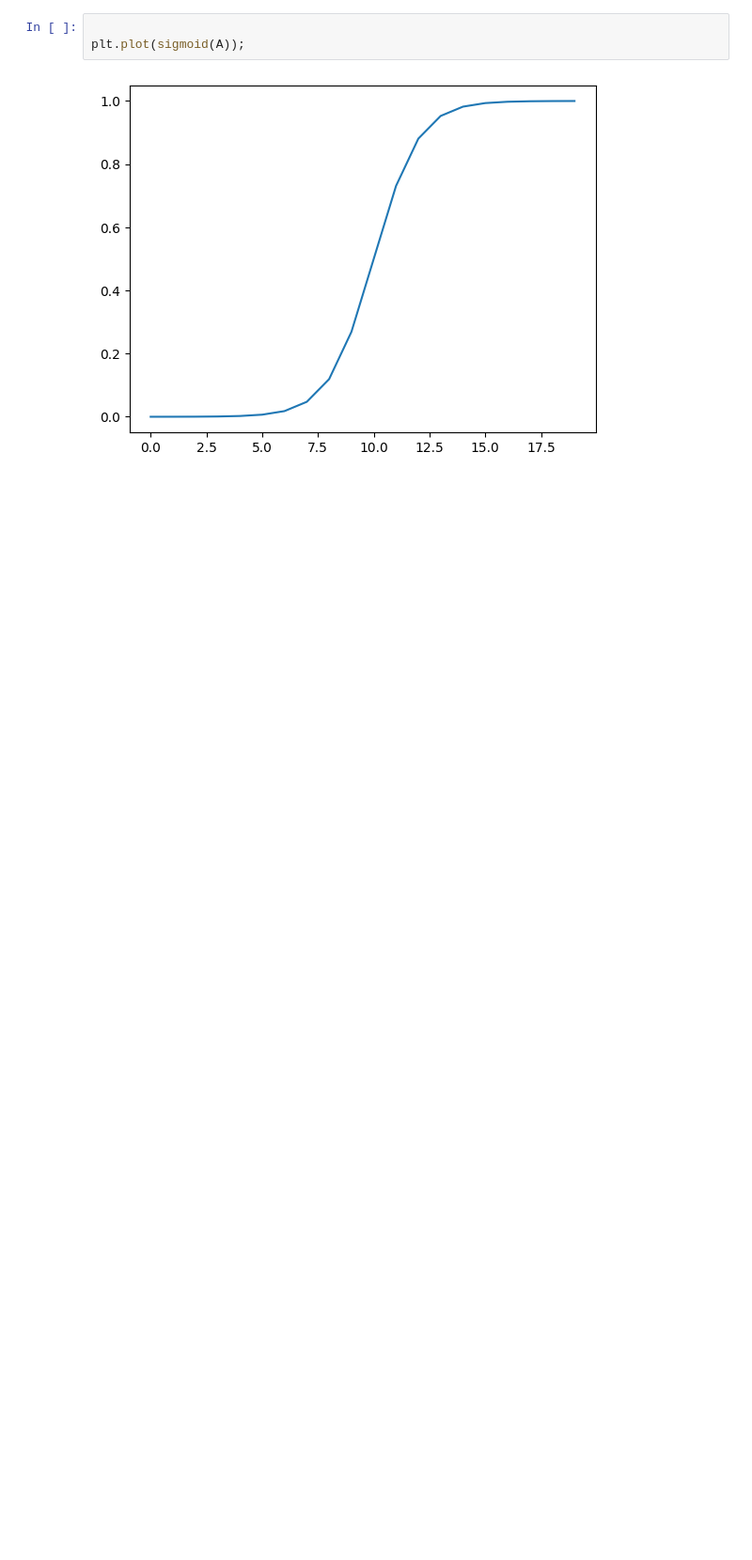
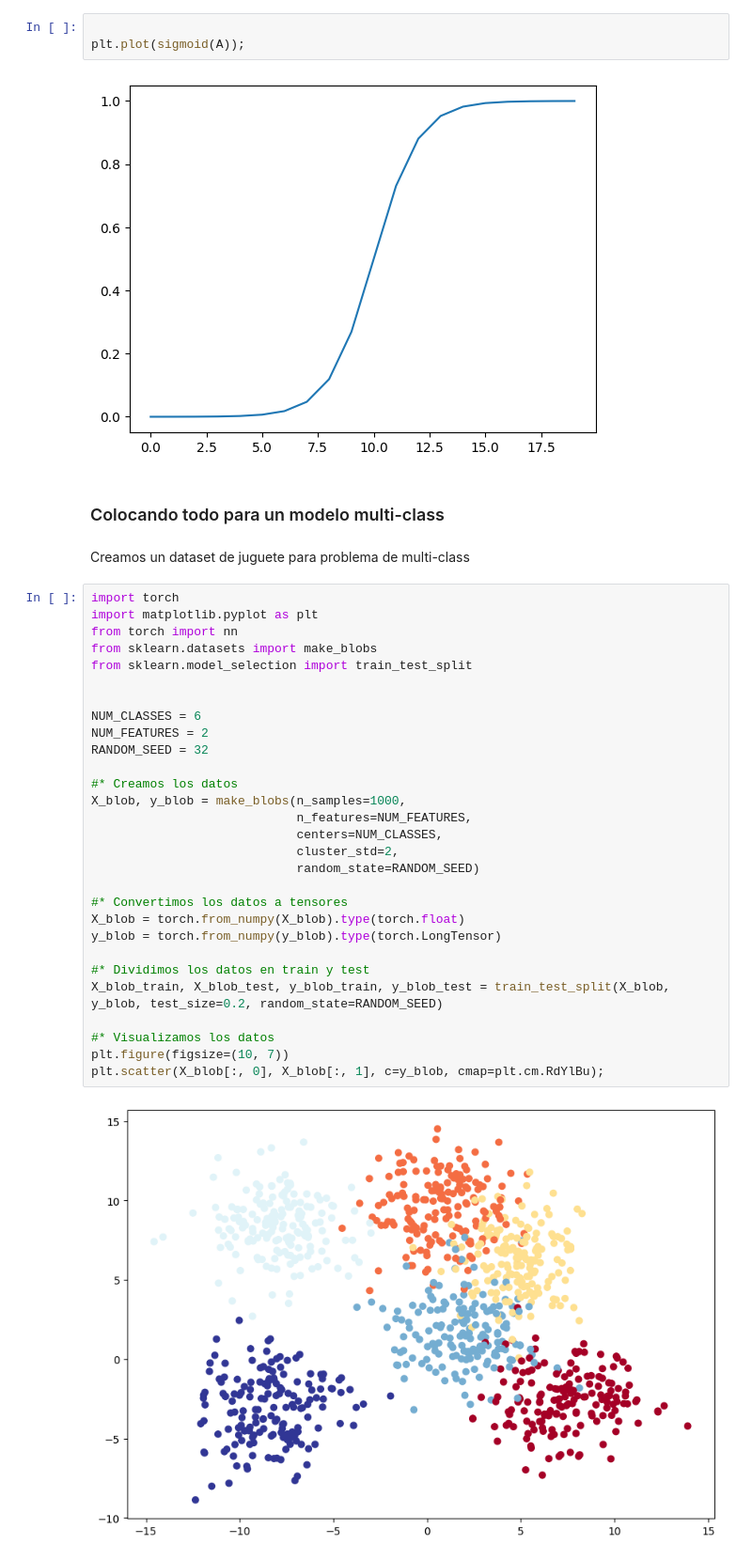
Before and after one commit to niclasDc/pytorch-course, a Jupyter notebook: PyTorch_NN_Clasificacion.ipynb, the cells around one changed output. Shown at 94% size. Drawn from its saved outputs; the diff is of its cells as text; blank space fills up the shorter version.

Commit message:
Update - Agregación de clasificación multi-class con PyTorch

```diff
--- a/PyTorch_NN_Clasificacion.ipynb
+++ b/PyTorch_NN_Clasificacion.ipynb
@@ -693,3 +693,38 @@ plt.plot(torch.sigmoid(A));
 plt.plot(sigmoid(A));
 # %% [output]
 [figure]
+# %% [markdown]
+### Colocando todo para un modelo multi-class
+# %% [markdown]
+Creamos un dataset de juguete para problema de multi-class
+# %%
+import torch
+import matplotlib.pyplot as plt
+from torch import nn
+from sklearn.datasets import make_blobs
+from sklearn.model_selection import train_test_split
+
+
+NUM_CLASSES = 6
+NUM_FEATURES = 2
+RANDOM_SEED = 32
+
+#* Creamos los datos
+X_blob, y_blob = make_blobs(n_samples=1000,
+                            n_features=NUM_FEATURES,
+                            centers=NUM_CLASSES,
+                            cluster_std=2,
+                            random_state=RANDOM_SEED)
+
+#* Convertimos los datos a tensores
+X_blob = torch.from_numpy(X_blob).type(torch.float)
+y_blob = torch.from_numpy(y_blob).type(torch.LongTensor)
+
+#* Dividimos los datos en train y test
+X_blob_train, X_blob_test, y_blob_train, y_blob_test = train_test_split(X_blob, y_blob, test_size=0.2, random_state=RANDOM_SEED)
+
+#* Visualizamos los datos
+plt.figure(figsize=(10, 7))
+plt.scatter(X_blob[:, 0], X_blob[:, 1], c=y_blob, cmap=plt.cm.RdYlBu);
+# %% [output]
+[figure, added]
```
Also changed, not shown: parts of 13 cells of this notebook.
